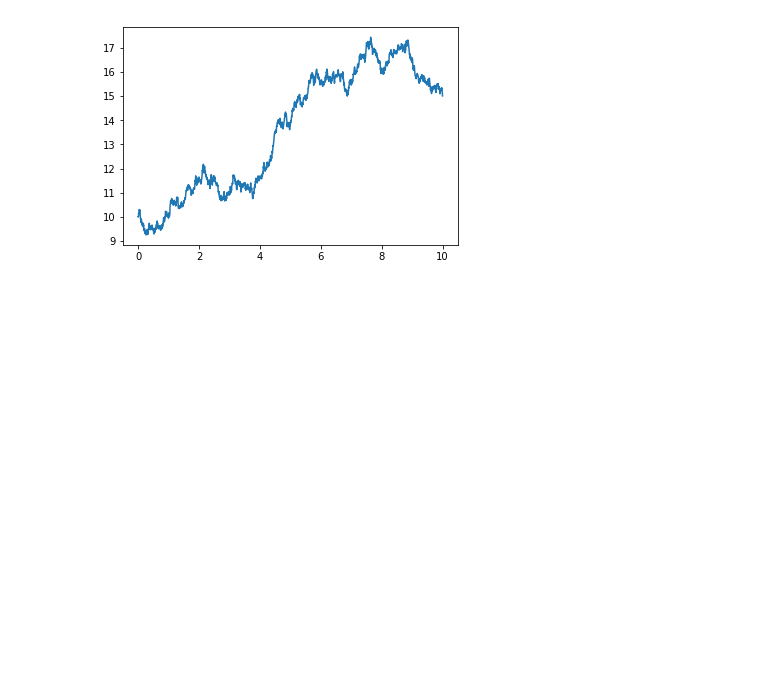
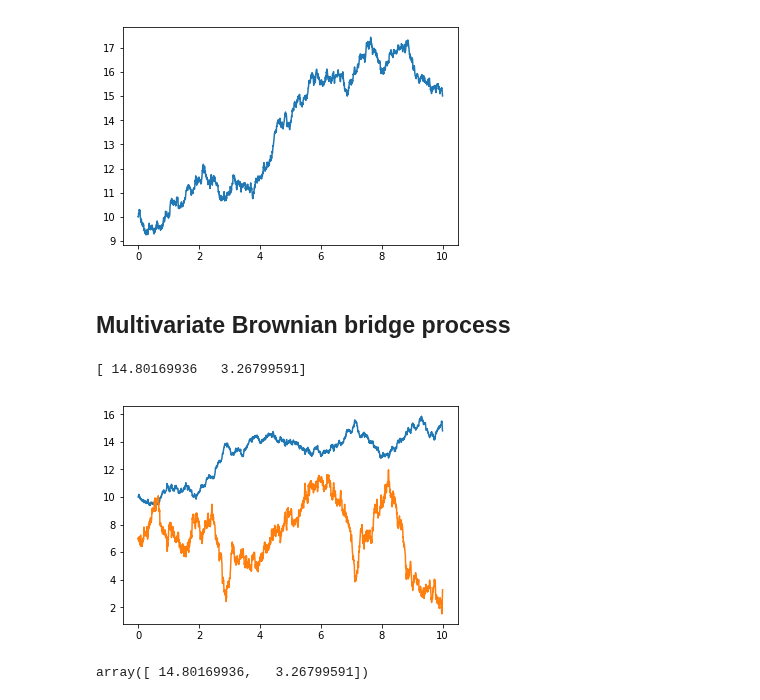
Before and after one commit to thalesians/tsa, a Jupyter notebook: src/jupyter/python/brownianbridge.ipynb, the cells around one changed output. Cells and saved outputs as stored; diff of their text form; code cells hidden in the pictures; blank space fills up the shorter version.

Commit message:
Now support covariance scaling for Brownian bridge, although not 100% sure whether the maths is correct when the scaling factor differs from the identity.

```diff
--- a/src/jupyter/python/brownianbridge.ipynb
+++ b/src/jupyter/python/brownianbridge.ipynb
@@ -56,3 +61,25 @@ for t, v in zip(sim.xtimes(0., 10., .005), rnd.multivatiate_normals(ndim=1)):
 plt.plot(ts, xs);
 # %% [output]
 [figure]
+# %% [markdown]
+## Multivariate Brownian bridge process
+# %%
+import thalesians.tsa.stats as stats
+x0 = npu.col(10., 7.)
+cov = [[1., -2.], [-2., 9.]]
+vol = stats.cov_to_vol(cov)
+X = proc.BrownianBridge(x0, npu.col(15., 3.), 0., 10., vol=vol)
+# %%
+rnd.random_state(np.random.RandomState(seed=42), force=True);
+ts = []; xs = []
+for t, x in sim.EulerMaruyama(process=X, initial_value=x0, times=sim.xtimes(0., 10., .005)):
+    ts.append(t); xs.append(x.flatten())
+plt.plot(ts, xs);
+print(xs[-1])
+# %% [output]
+[ 14.80169936   3.26799591]
+[figure, added]
+# %%
+xs[-1]
+# %% [output]
+array([ 14.80169936,   3.26799591])
```
Also changed, not shown: parts of 3 cells of this notebook, 2 other files.
